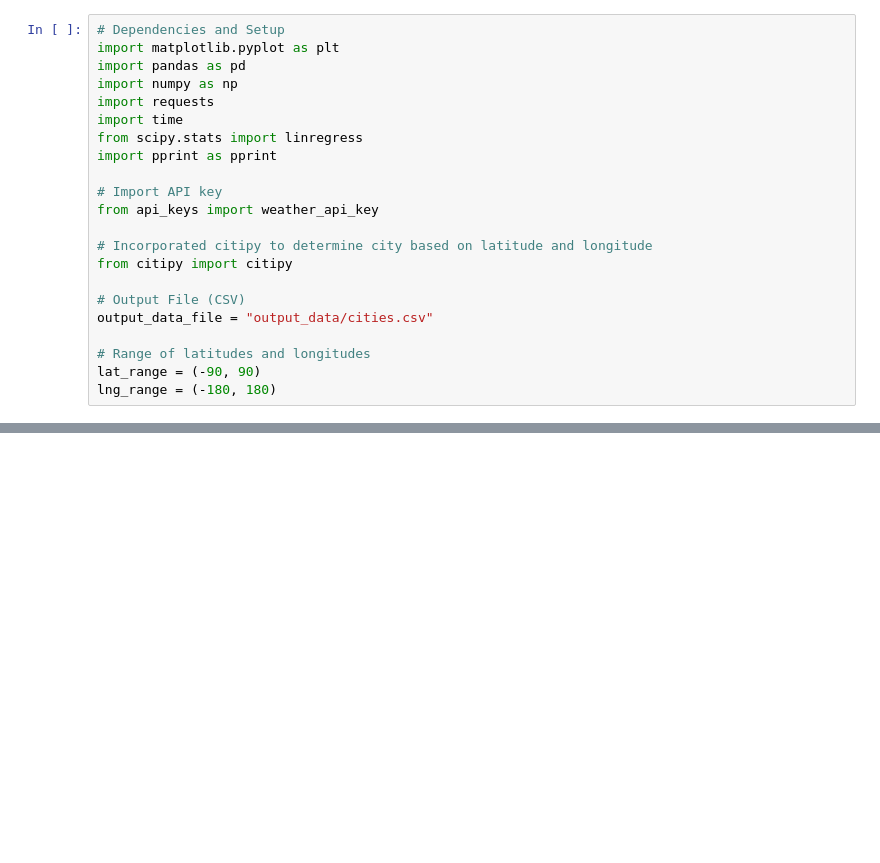
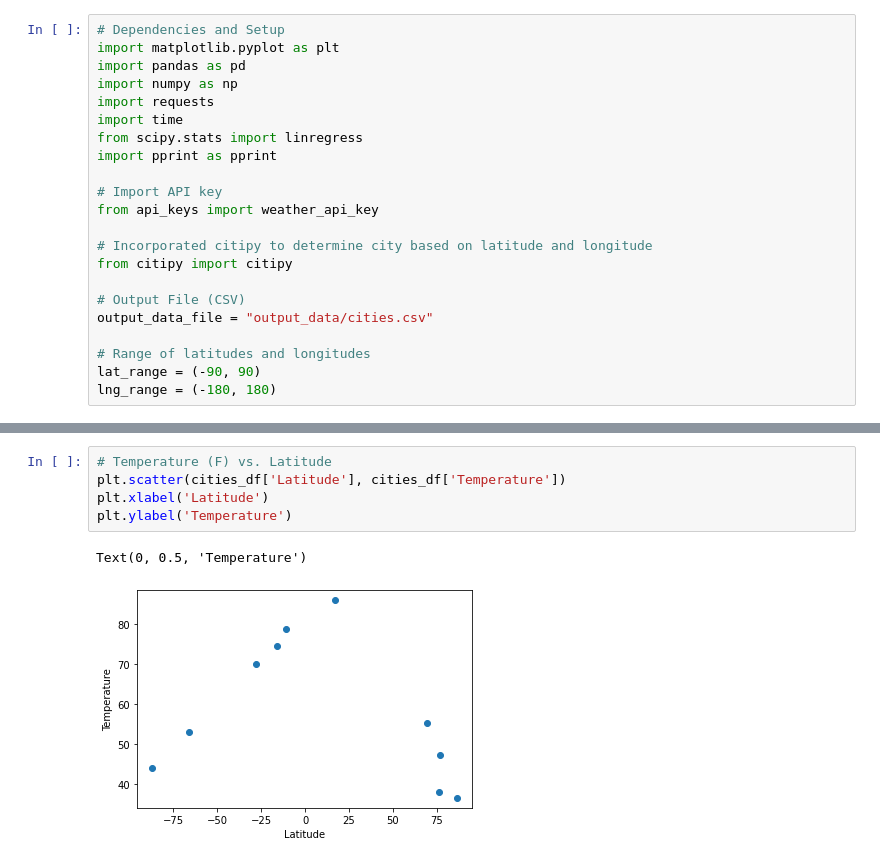
Before and after one commit to Barlow0471/Python-API-Challenge, a Jupyter notebook: WeatherPy/WeatherPy2.ipynb, the cells around one changed output, grey strips where cells are left out. Drawn from its saved outputs; the diff is of its cells as text; blank space fills up the shorter version.

Commit message:
Rough draft of all scatter plots completed

```diff
--- a/WeatherPy/WeatherPy2.ipynb
+++ b/WeatherPy/WeatherPy2.ipynb
@@ -80,0 +92,8 @@ cities_df
+# %%
+# Temperature (F) vs. Latitude
+plt.scatter(cities_df['Latitude'], cities_df['Temperature'])
+plt.xlabel('Latitude')
+plt.ylabel('Temperature')
+# %% [output]
+Text(0, 0.5, 'Temperature')
+[figure, added]
```
Also changed, not shown: parts of 6 cells of this notebook.
